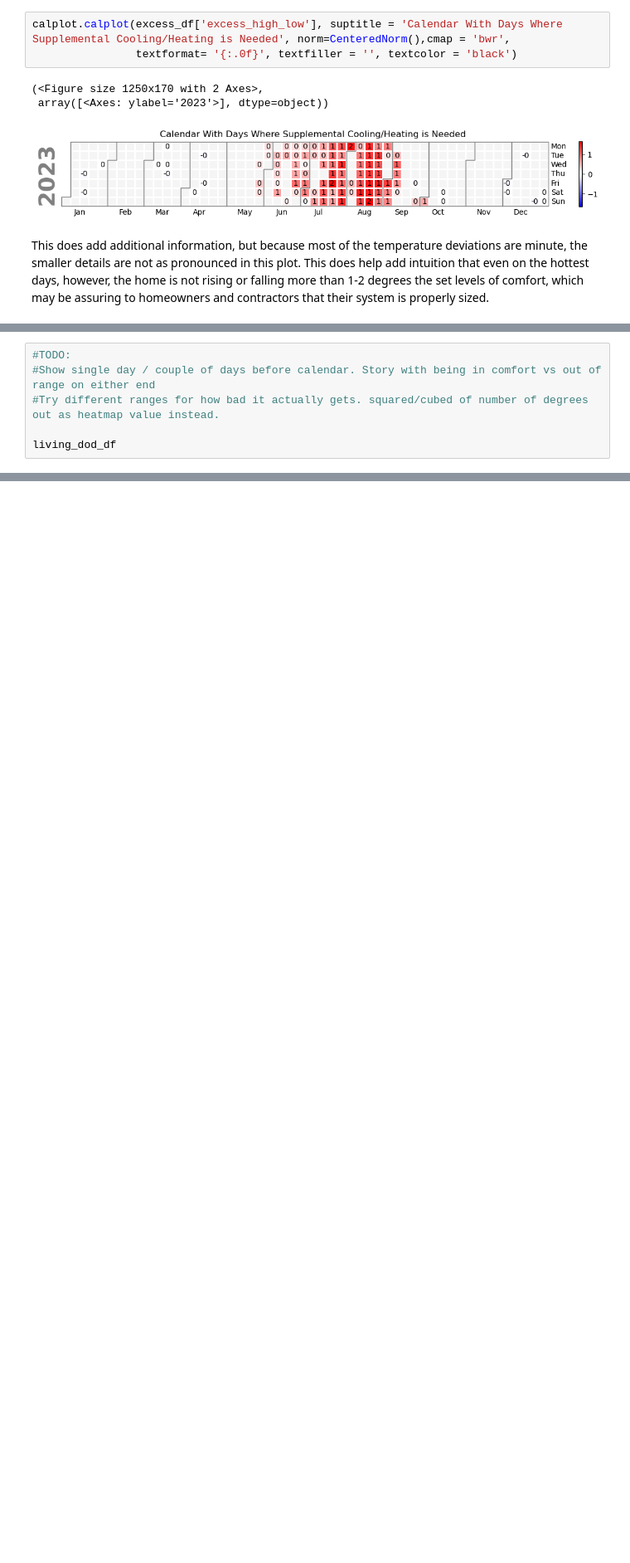
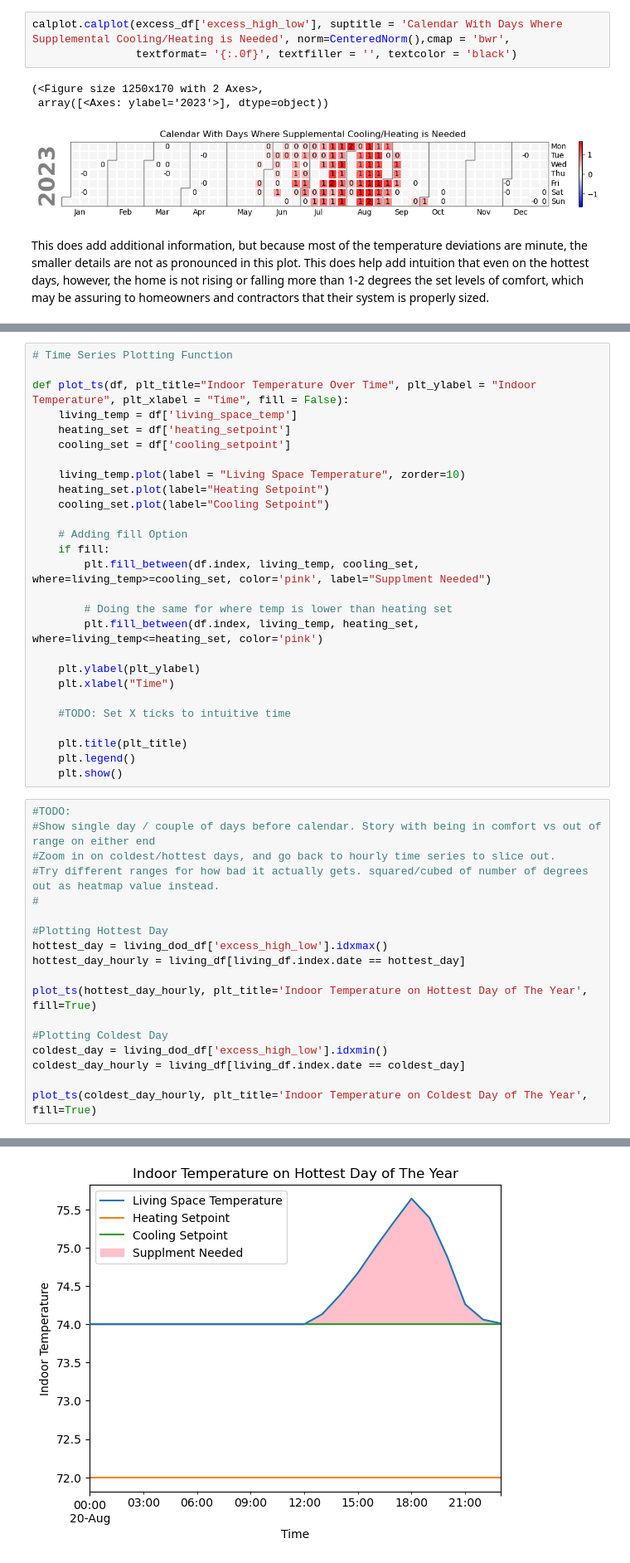
Before and after one commit to alchemicHen/hvac-viz, a Jupyter notebook: cleaning_calendar_viz.ipynb, the cells around one changed output, grey strips where cells are left out. Shown at 83% size. Cells and saved outputs as stored; diff of their text form; blank space fills up the shorter version.

Commit message:
started time series viz of sample hottest and coldest days

```diff
--- a/cleaning_calendar_viz.ipynb
+++ b/cleaning_calendar_viz.ipynb
@@ -204,7 +215,46 @@ This does add additional information, but because most of the temperature deviat
+# %%
+# Time Series Plotting Function
+
+def plot_ts(df, plt_title="Indoor Temperature Over Time", plt_ylabel = "Indoor Temperature", plt_xlabel = "Time", fill = False):
+    living_temp = df['living_space_temp']
+    heating_set = df['heating_setpoint']
+    cooling_set = df['cooling_setpoint']
+
+    living_temp.plot(label = "Living Space Temperature", zorder=10)
+    heating_set.plot(label="Heating Setpoint")
+    cooling_set.plot(label="Cooling Setpoint")
+
+    # Adding fill Option
+    if fill:
+        plt.fill_between(df.index, living_temp, cooling_set, where=living_temp>=cooling_set, color='pink', label="Supplment Needed")
+
+        # Doing the same for where temp is lower than heating set
+        plt.fill_between(df.index, living_temp, heating_set, where=living_temp<=heating_set, color='pink')
+
+    plt.ylabel(plt_ylabel)
+    plt.xlabel("Time")
+
+    #TODO: Set X ticks to intuitive time
+
+    plt.title(plt_title)
+    plt.legend()
+    plt.show()
 # %%
 #TODO:
 #Show single day / couple of days before calendar. Story with being in comfort vs out of range on either end
+#Zoom in on coldest/hottest days, and go back to hourly time series to slice out.
 #Try different ranges for how bad it actually gets. squared/cubed of number of degrees out as heatmap value instead.
+#
 
-living_dod_df
+#Plotting Hottest Day
+hottest_day = living_dod_df['excess_high_low'].idxmax()
+hottest_day_hourly = living_df[living_df.index.date == hottest_day]
+
+plot_ts(hottest_day_hourly, plt_title='Indoor Temperature on Hottest Day of The Year', fill=True)
+
+#Plotting Coldest Day
+coldest_day = living_dod_df['excess_high_low'].idxmin()
+coldest_day_hourly = living_df[living_df.index.date == coldest_day]
+
+plot_ts(coldest_day_hourly, plt_title='Indoor Temperature on Coldest Day of The Year', fill=True)
 # %% [output]
@@ -224,0 +261 @@ living_dod_df
+[figure, added]
```
Also changed, not shown: parts of 4 cells of this notebook.
